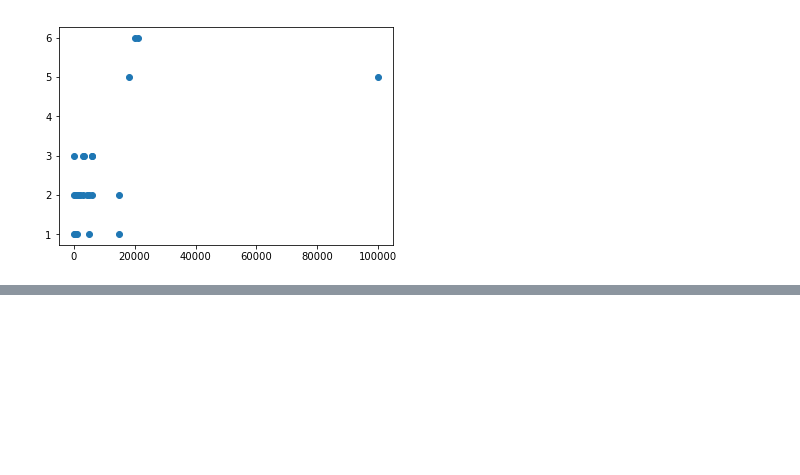
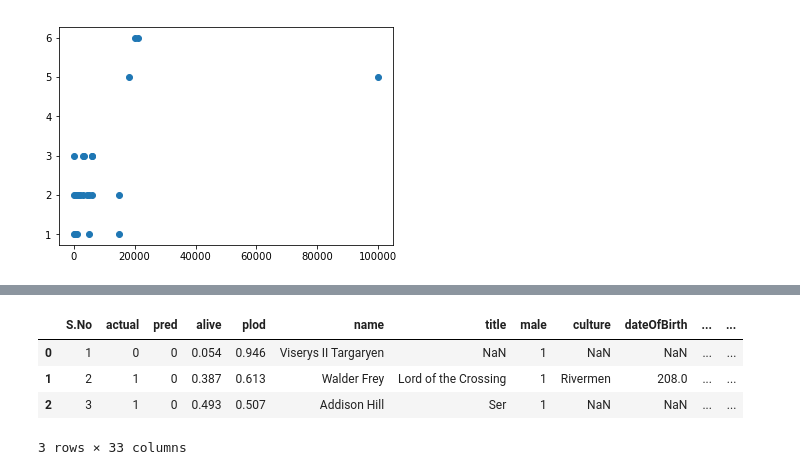
Before and after one commit to christopherpryer/gameofthrones_analysis, a Jupyter notebook: analysis.ipynb, the cells around one changed output, grey strips where cells are left out. Saved outputs shown, nothing was run; the diff lists cells and outputs as text; code cells hidden in the pictures; blank space fills up the shorter version.

```diff
--- a/analysis.ipynb
+++ b/analysis.ipynb
@@ -245,0 +299,8 @@ See the caveats in the documentation: http://pandas.pydata.org/pandas-docs/stabl
+# %%
+predictions.head(3)
+# %% [output]
+|  | S.No | actual | pred | alive | plod | name | title | male | culture | dateOfBirth | ... | ... |
+| 0 | 1 | 0 | 0 | 0.054 | 0.946 | Viserys II Targaryen | NaN | 1 | NaN | NaN | ... | ... |
+| 1 | 2 | 1 | 0 | 0.387 | 0.613 | Walder Frey | Lord of the Crossing | 1 | Rivermen | 208.0 | ... | ... |
+| 2 | 3 | 1 | 0 | 0.493 | 0.507 | Addison Hill | Ser | 1 | NaN | NaN | ... | ... |
+3 rows × 33 columns
```
Also changed, not shown: parts of 10 cells of this notebook.
